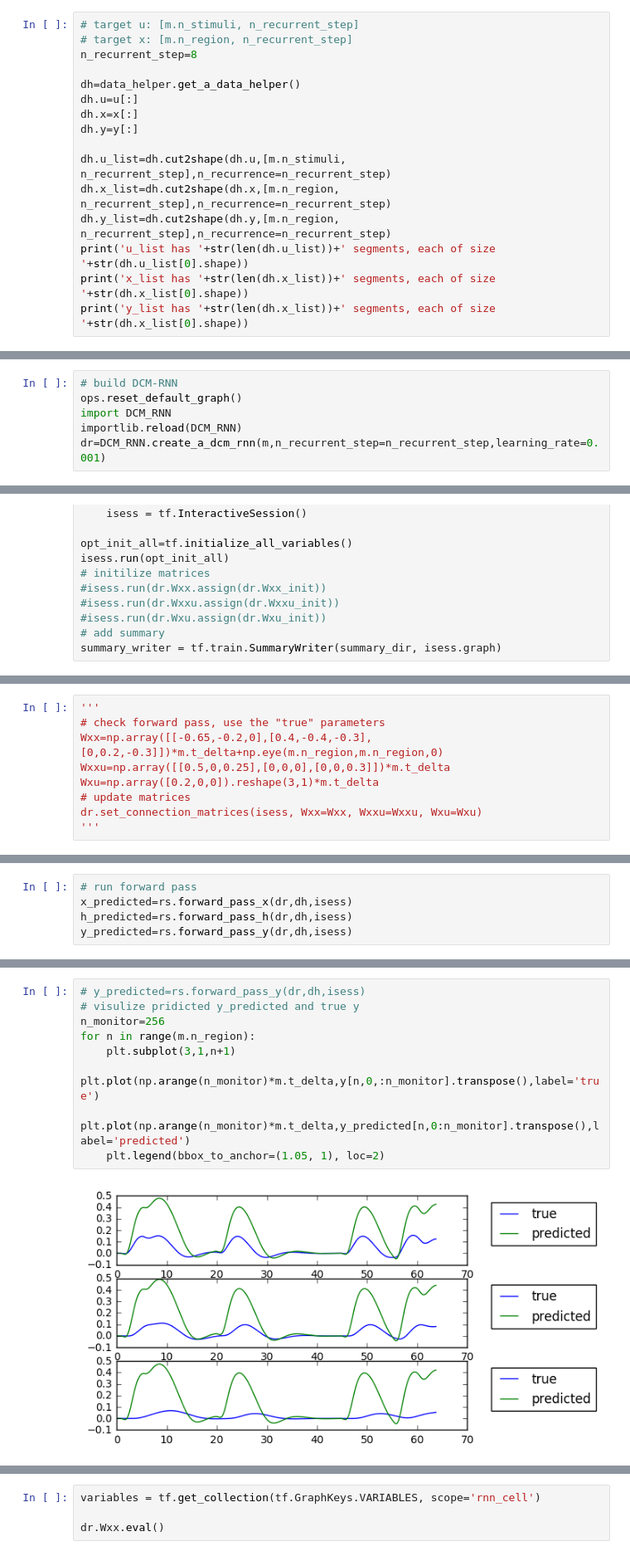
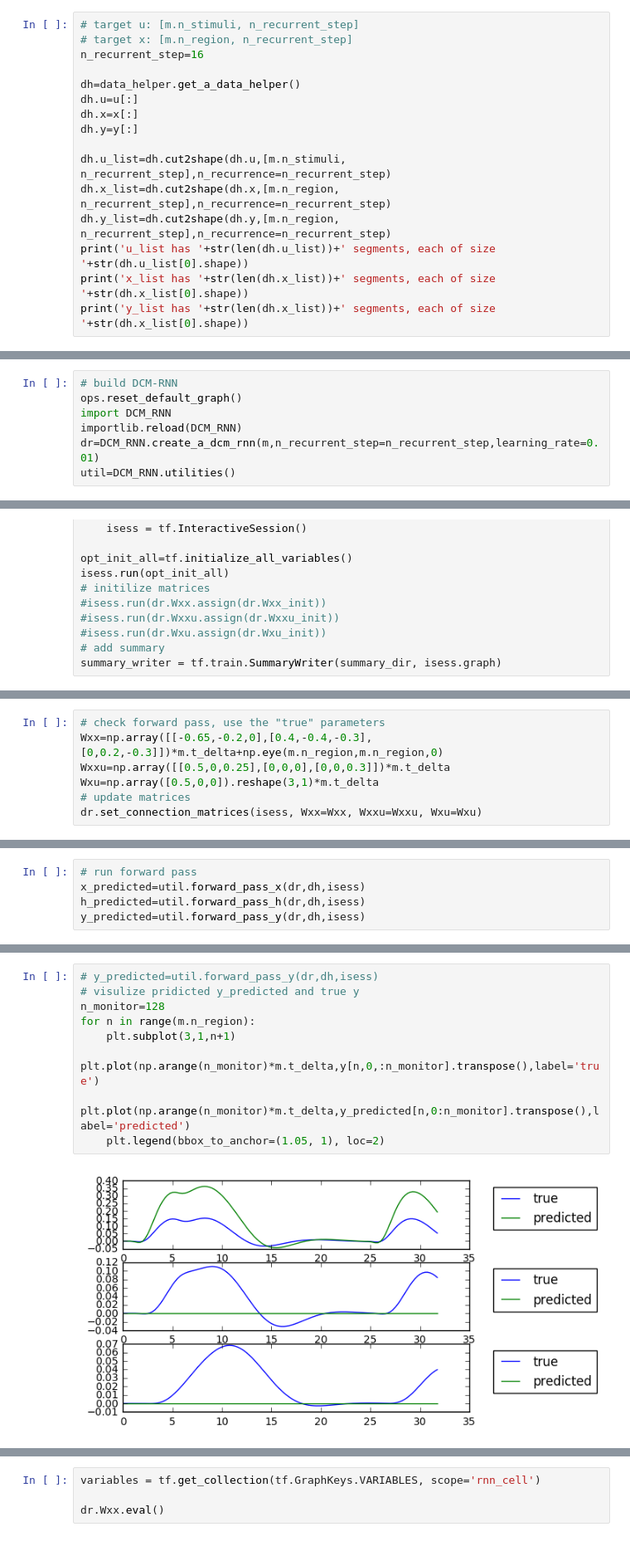
Before and after one commit to YuanWangOnward/DCM_RNN, a Jupyter notebook: build_DCM_RNN.ipynb, the cells around one changed output, grey strips where cells are left out. Shown at 83% size. Cells and saved outputs as stored; diff of their text form.

```diff
--- a/build_DCM_RNN.ipynb
+++ b/build_DCM_RNN.ipynb
@@ -73,7 +74,7 @@ importlib.reload(data_helper)
 # %%
 # target u: [m.n_stimuli, n_recurrent_step]
 # target x: [m.n_region, n_recurrent_step]
-n_recurrent_step=8
+n_recurrent_step=16
 
 dh=data_helper.get_a_data_helper()
 dh.u=u[:]
@@ -97,6 +98,7 @@ y_list has 160 segments, each of size (3, 8)
 ops.reset_default_graph()
 import DCM_RNN
 importlib.reload(DCM_RNN)
-dr=DCM_RNN.create_a_dcm_rnn(m,n_recurrent_step=n_recurrent_step,learning_rate=0.001)
+dr=DCM_RNN.create_a_dcm_rnn(m,n_recurrent_step=n_recurrent_step,learning_rate=0.01)
+util=DCM_RNN.utilities()
 # %%
 # training summary
@@ -145,9 +144,7 @@ rs=DCM_RNN.run(m,s,isess)
 # %%
-'''
 # check forward pass, use the "true" parameters
 Wxx=np.array([[-0.65,-0.2,0],[0.4,-0.4,-0.3],[0,0.2,-0.3]])*m.t_delta+np.eye(m.n_region,m.n_region,0)
 Wxxu=np.array([[0.5,0,0.25],[0,0,0],[0,0,0.3]])*m.t_delta
-Wxu=np.array([0.2,0,0]).reshape(3,1)*m.t_delta
+Wxu=np.array([0.5,0,0]).reshape(3,1)*m.t_delta
 # update matrices
 dr.set_connection_matrices(isess, Wxx=Wxx, Wxxu=Wxxu, Wxu=Wxu)
-'''
@@ -269,8 +174,8 @@ theta0
 # %%
 # run forward pass
-x_predicted=rs.forward_pass_x(dr,dh,isess)
-h_predicted=rs.forward_pass_h(dr,dh,isess)
-y_predicted=rs.forward_pass_y(dr,dh,isess)
+x_predicted=util.forward_pass_x(dr,dh,isess)
+h_predicted=util.forward_pass_h(dr,dh,isess)
+y_predicted=util.forward_pass_y(dr,dh,isess)
 # %%
 # visulize pridicted x_state and true x_state (before training)
 n_monitor=256
@@ -295,11 +200,11 @@ for n in range(m.n_region):
 # %%
-# y_predicted=rs.forward_pass_y(dr,dh,isess)
+# y_predicted=util.forward_pass_y(dr,dh,isess)
 # visulize pridicted y_predicted and true y
-n_monitor=256
+n_monitor=128
 for n in range(m.n_region):
     plt.subplot(3,1,n+1)
     plt.plot(np.arange(n_monitor)*m.t_delta,y[n,0,:n_monitor].transpose(),label='true')
     plt.plot(np.arange(n_monitor)*m.t_delta,y_predicted[n,0:n_monitor].transpose(),label='predicted')
     plt.legend(bbox_to_anchor=(1.05, 1), loc=2)
 # %% [output]
-[figure, old version]
+[figure, new version]
```
Also changed, not shown: parts of 33 cells of this notebook, 6 other files.
